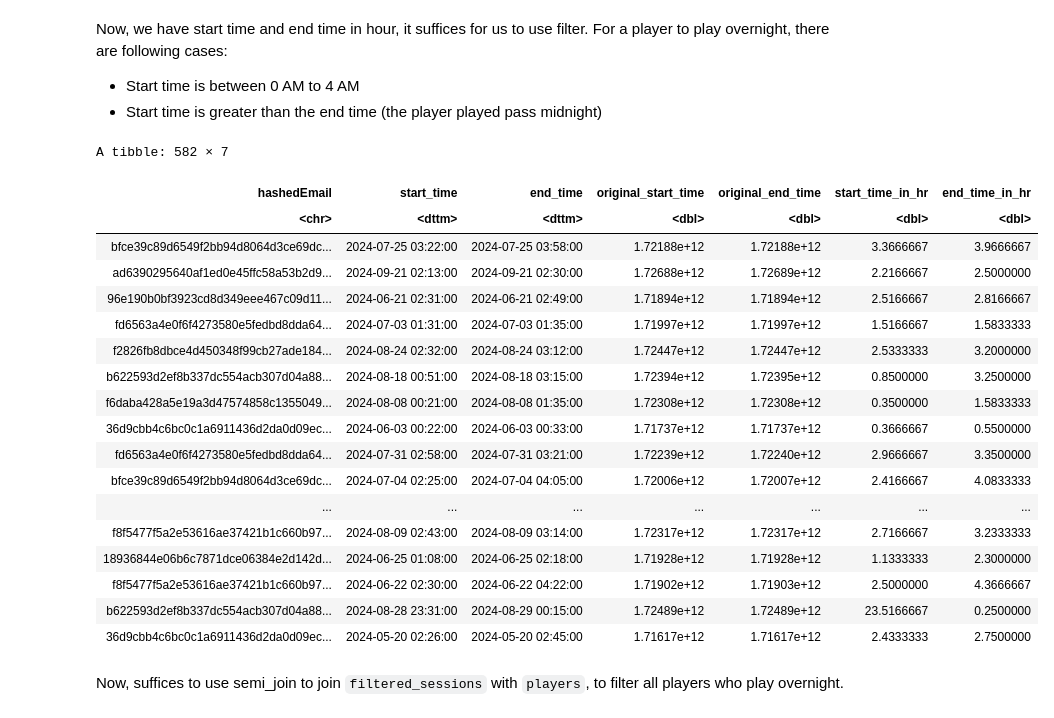
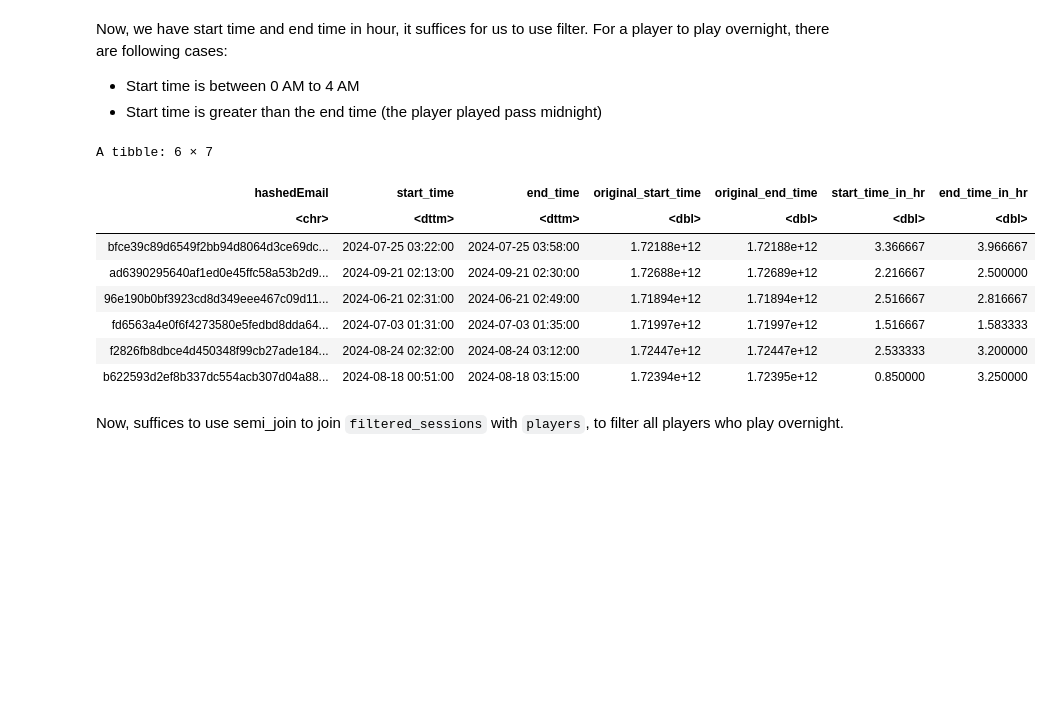
Before and after one commit to JerryTanUBC/dsci-100-2025s, a Jupyter notebook: project.ipynb, the cells around one changed output. Drawn from its saved outputs; the diff is of its cells as text; code cells hidden in the pictures; blank space fills up the shorter version.

```diff
--- a/project.ipynb
+++ b/project.ipynb
@@ -124,27 +110,17 @@ Now, we have start time and end time in hour, it suffices for us to use filter.
 - Start time is greater than the end time (the player played pass midnight)
 # %%
 filtered_sessions <- sessions_with_time_in_hr |> filter(start_time_in_hr < 4 | start_time_in_hr > end_time_in_hr)
-filtered_sessions
+head(filtered_sessions)
 # %% [output]
-A tibble: 582 × 7
+A tibble: 6 × 7
 | hashedEmail | start_time | end_time | original_start_time | original_end_time | start_time_in_hr | end_time_in_hr |
 | <chr> | <dttm> | <dttm> | <dbl> | <dbl> | <dbl> | <dbl> |
-| bfce39c89d6549f2bb94d8064d3ce69dc... | 2024-07-25 03:22:00 | 2024-07-25 03:58:00 | 1.72188e+12 | 1.72188e+12 | 3.3666667 | 3.9666667 |
-| ad6390295640af1ed0e45ffc58a53b2d9... | 2024-09-21 02:13:00 | 2024-09-21 02:30:00 | 1.72688e+12 | 1.72689e+12 | 2.2166667 | 2.5000000 |
-| 96e190b0bf3923cd8d349eee467c09d11... | 2024-06-21 02:31:00 | 2024-06-21 02:49:00 | 1.71894e+12 | 1.71894e+12 | 2.5166667 | 2.8166667 |
-| fd6563a4e0f6f4273580e5fedbd8dda64... | 2024-07-03 01:31:00 | 2024-07-03 01:35:00 | 1.71997e+12 | 1.71997e+12 | 1.5166667 | 1.5833333 |
-| f2826fb8dbce4d450348f99cb27ade184... | 2024-08-24 02:32:00 | 2024-08-24 03:12:00 | 1.72447e+12 | 1.72447e+12 | 2.5333333 | 3.2000000 |
-| b622593d2ef8b337dc554acb307d04a88... | 2024-08-18 00:51:00 | 2024-08-18 03:15:00 | 1.72394e+12 | 1.72395e+12 | 0.8500000 | 3.2500000 |
-| f6daba428a5e19a3d47574858c1355049... | 2024-08-08 00:21:00 | 2024-08-08 01:35:00 | 1.72308e+12 | 1.72308e+12 | 0.3500000 | 1.5833333 |
-| 36d9cbb4c6bc0c1a6911436d2da0d09ec... | 2024-06-03 00:22:00 | 2024-06-03 00:33:00 | 1.71737e+12 | 1.71737e+12 | 0.3666667 | 0.5500000 |
-| fd6563a4e0f6f4273580e5fedbd8dda64... | 2024-07-31 02:58:00 | 2024-07-31 03:21:00 | 1.72239e+12 | 1.72240e+12 | 2.9666667 | 3.3500000 |
-| bfce39c89d6549f2bb94d8064d3ce69dc... | 2024-07-04 02:25:00 | 2024-07-04 04:05:00 | 1.72006e+12 | 1.72007e+12 | 2.4166667 | 4.0833333 |
-| ... | ... | ... | ... | ... | ... | ... |
-| f8f5477f5a2e53616ae37421b1c660b97... | 2024-08-09 02:43:00 | 2024-08-09 03:14:00 | 1.72317e+12 | 1.72317e+12 | 2.7166667 | 3.2333333 |
-| 18936844e06b6c7871dce06384e2d142d... | 2024-06-25 01:08:00 | 2024-06-25 02:18:00 | 1.71928e+12 | 1.71928e+12 | 1.1333333 | 2.3000000 |
-| f8f5477f5a2e53616ae37421b1c660b97... | 2024-06-22 02:30:00 | 2024-06-22 04:22:00 | 1.71902e+12 | 1.71903e+12 | 2.5000000 | 4.3666667 |
-| b622593d2ef8b337dc554acb307d04a88... | 2024-08-28 23:31:00 | 2024-08-29 00:15:00 | 1.72489e+12 | 1.72489e+12 | 23.5166667 | 0.2500000 |
-| 36d9cbb4c6bc0c1a6911436d2da0d09ec... | 2024-05-20 02:26:00 | 2024-05-20 02:45:00 | 1.71617e+12 | 1.71617e+12 | 2.4333333 | 2.7500000 |
+| bfce39c89d6549f2bb94d8064d3ce69dc... | 2024-07-25 03:22:00 | 2024-07-25 03:58:00 | 1.72188e+12 | 1.72188e+12 | 3.366667 | 3.966667 |
+| ad6390295640af1ed0e45ffc58a53b2d9... | 2024-09-21 02:13:00 | 2024-09-21 02:30:00 | 1.72688e+12 | 1.72689e+12 | 2.216667 | 2.500000 |
+| 96e190b0bf3923cd8d349eee467c09d11... | 2024-06-21 02:31:00 | 2024-06-21 02:49:00 | 1.71894e+12 | 1.71894e+12 | 2.516667 | 2.816667 |
+| fd6563a4e0f6f4273580e5fedbd8dda64... | 2024-07-03 01:31:00 | 2024-07-03 01:35:00 | 1.71997e+12 | 1.71997e+12 | 1.516667 | 1.583333 |
+| f2826fb8dbce4d450348f99cb27ade184... | 2024-08-24 02:32:00 | 2024-08-24 03:12:00 | 1.72447e+12 | 1.72447e+12 | 2.533333 | 3.200000 |
+| b622593d2ef8b337dc554acb307d04a88... | 2024-08-18 00:51:00 | 2024-08-18 03:15:00 | 1.72394e+12 | 1.72395e+12 | 0.850000 | 3.250000 |
 # %% [markdown]
 Now, suffices to use semi_join to join `filtered_sessions` with `players`, to filter all players who play overnight.
 # %%
```
Also changed, not shown: parts of 8 cells of this notebook.
